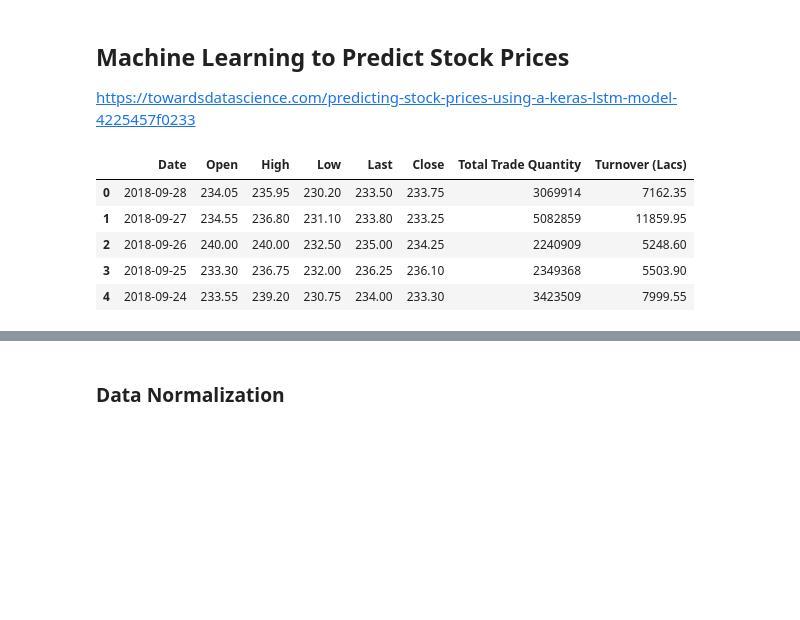
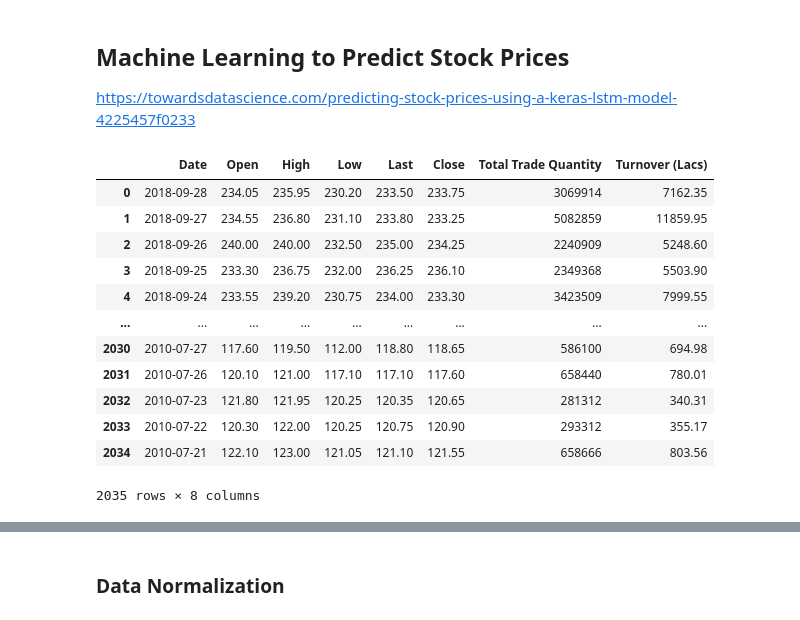
Before and after one commit to Rhuck1/Bitcoin-Price-Analysis, a Jupyter notebook: ml_to _predict_stock_17yr_old.ipynb, the cells around one changed output, grey strips where cells are left out. Cells and saved outputs as stored; diff of their text form; code cells hidden in the pictures; blank space fills up the shorter version.

```diff
--- a/ml_to _predict_stock_17yr_old.ipynb
+++ b/ml_to _predict_stock_17yr_old.ipynb
@@ -11,11 +11,18 @@ url = 'https://raw.githubusercontent.com/mwitiderrick/stockprice/master/NSE-TATA
 dataset_train = pd.read_csv(url)
 training_set = dataset_train.iloc[:, 1:2].values
 # %%
-dataset_train.head()
+dataset_train
 # %% [output]
 |  | Date | Open | High | Low | Last | Close | Total Trade Quantity | Turnover (Lacs) |
 | 0 | 2018-09-28 | 234.05 | 235.95 | 230.20 | 233.50 | 233.75 | 3069914 | 7162.35 |
 | 1 | 2018-09-27 | 234.55 | 236.80 | 231.10 | 233.80 | 233.25 | 5082859 | 11859.95 |
 | 2 | 2018-09-26 | 240.00 | 240.00 | 232.50 | 235.00 | 234.25 | 2240909 | 5248.60 |
 | 3 | 2018-09-25 | 233.30 | 236.75 | 232.00 | 236.25 | 236.10 | 2349368 | 5503.90 |
 | 4 | 2018-09-24 | 233.55 | 239.20 | 230.75 | 234.00 | 233.30 | 3423509 | 7999.55 |
+| ... | ... | ... | ... | ... | ... | ... | ... | ... |
+| 2030 | 2010-07-27 | 117.60 | 119.50 | 112.00 | 118.80 | 118.65 | 586100 | 694.98 |
+| 2031 | 2010-07-26 | 120.10 | 121.00 | 117.10 | 117.10 | 117.60 | 658440 | 780.01 |
+| 2032 | 2010-07-23 | 121.80 | 121.95 | 120.25 | 120.35 | 120.65 | 281312 | 340.31 |
+| 2033 | 2010-07-22 | 120.30 | 122.00 | 120.25 | 120.75 | 120.90 | 293312 | 355.17 |
+| 2034 | 2010-07-21 | 122.10 | 123.00 | 121.05 | 121.10 | 121.55 | 658666 | 803.56 |
+2035 rows × 8 columns
```
Also changed, not shown: parts of 1 cell of this notebook, 3 other files.
